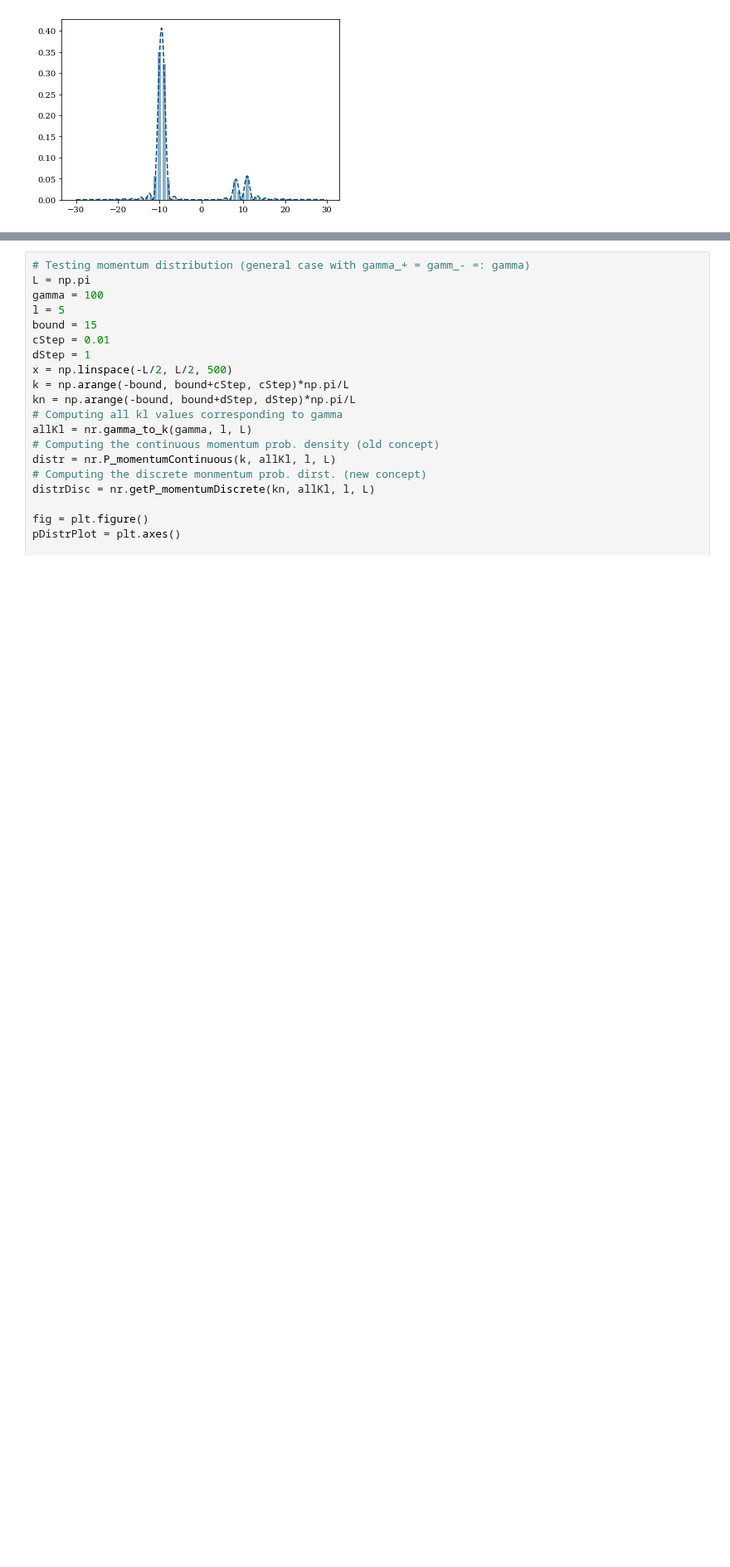
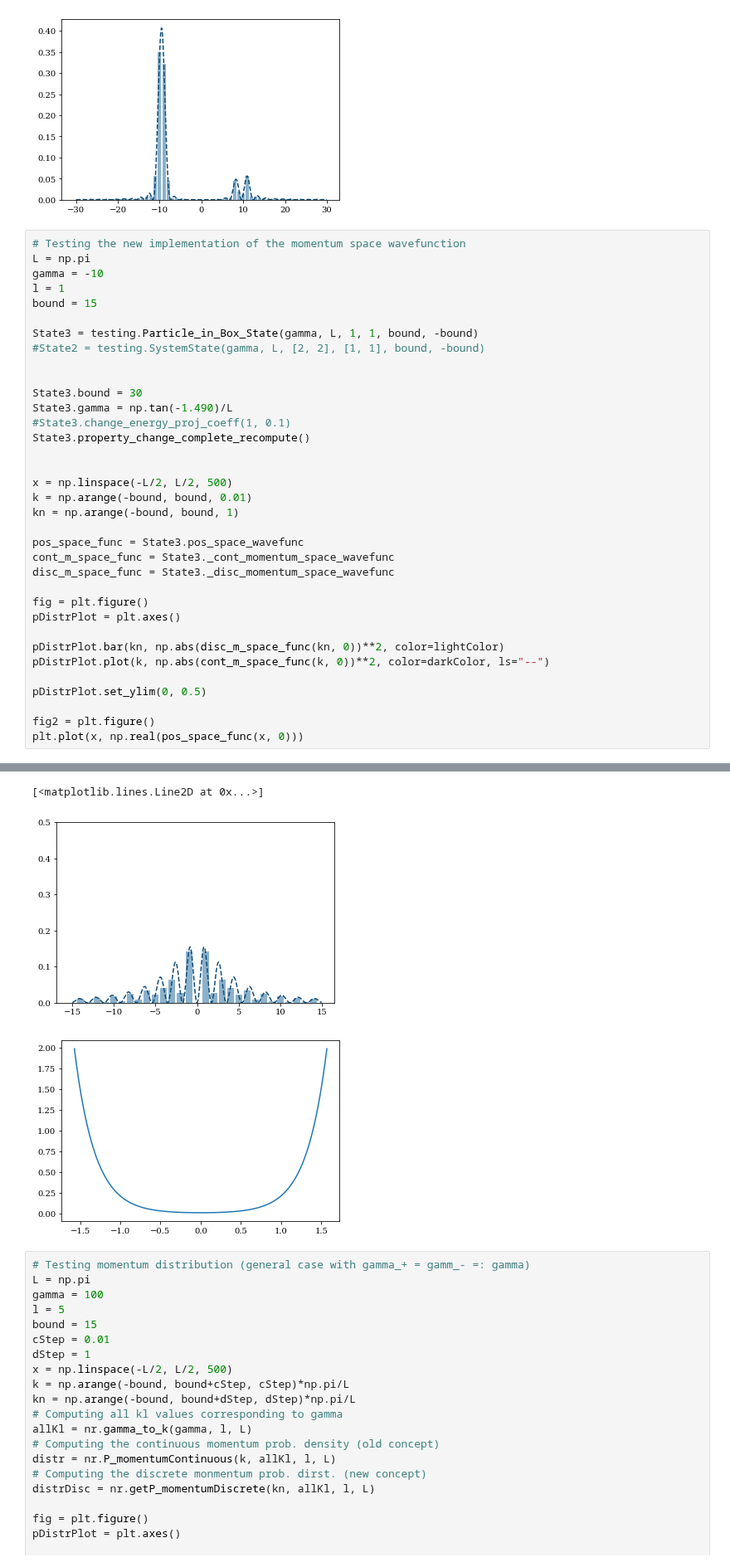
Before and after one commit to wyssard/Particle_in_a_Box, a Jupyter notebook: test_testing.ipynb, the cells around one changed output, grey strips where cells are left out. Shown at 83% size. Saved outputs shown, nothing was run; the diff lists cells and outputs as text; blank space fills up the shorter version.

Commit message:
momentum proj coeffs now implemented as function of k

```diff
--- a/test_testing.ipynb
+++ b/test_testing.ipynb
@@ -74,3 +74,39 @@ adding state(s):  [10, 11]
 current config:  [10, 11]
 '\nfig = plt.figure()\nax = plt.axes()\nlines = ax.plot(x, np.real(func(x, 0)))\n\ndef init():\n    lines[0].set_data(x, np.abs(func(x, 0))**2)\n    return lines\n\ndef animate(i):\n    lines[0].set_d ...
 [figure]
+# %%
+# Testing the new implementation of the momentum space wavefunction
+L = np.pi
+gamma = -10
+l = 1
+bound = 15
+
+State3 = testing.Particle_in_Box_State(gamma, L, 1, 1, bound, -bound)
+#State2 = testing.SystemState(gamma, L, [2, 2], [1, 1], bound, -bound)
+
+
+State3.bound = 30
+State3.gamma = np.tan(-1.490)/L
+#State3.change_energy_proj_coeff(1, 0.1)
+State3.property_change_complete_recompute()
+
+
+x = np.linspace(-L/2, L/2, 500)
+k = np.arange(-bound, bound, 0.01)
+kn = np.arange(-bound, bound, 1)
+
+pos_space_func = State3.pos_space_wavefunc
+cont_m_space_func = State3._cont_momentum_space_wavefunc
+disc_m_space_func = State3._disc_momentum_space_wavefunc
+
+fig = plt.figure()
+pDistrPlot = plt.axes()
+
+pDistrPlot.bar(kn, np.abs(disc_m_space_func(kn, 0))**2, color=lightColor)
+pDistrPlot.plot(k, np.abs(cont_m_space_func(k, 0))**2, color=darkColor, ls="--")
+
+pDistrPlot.set_ylim(0, 0.5)
+
+fig2 = plt.figure()
+plt.plot(x, np.real(pos_space_func(x, 0)))
+# %% [output]
@@ -77,3 +121,6 @@ current config:  [10, 11]
+[<matplotlib.lines.Line2D at 0x...>]
+[figure, added]
+[figure, added]
 # %%
 # Testing momentum distribution (general case with gamma_+ = gamm_- =: gamma)
 L = np.pi
```
Also changed, not shown: parts of 1 cell of this notebook, 1 other file.
